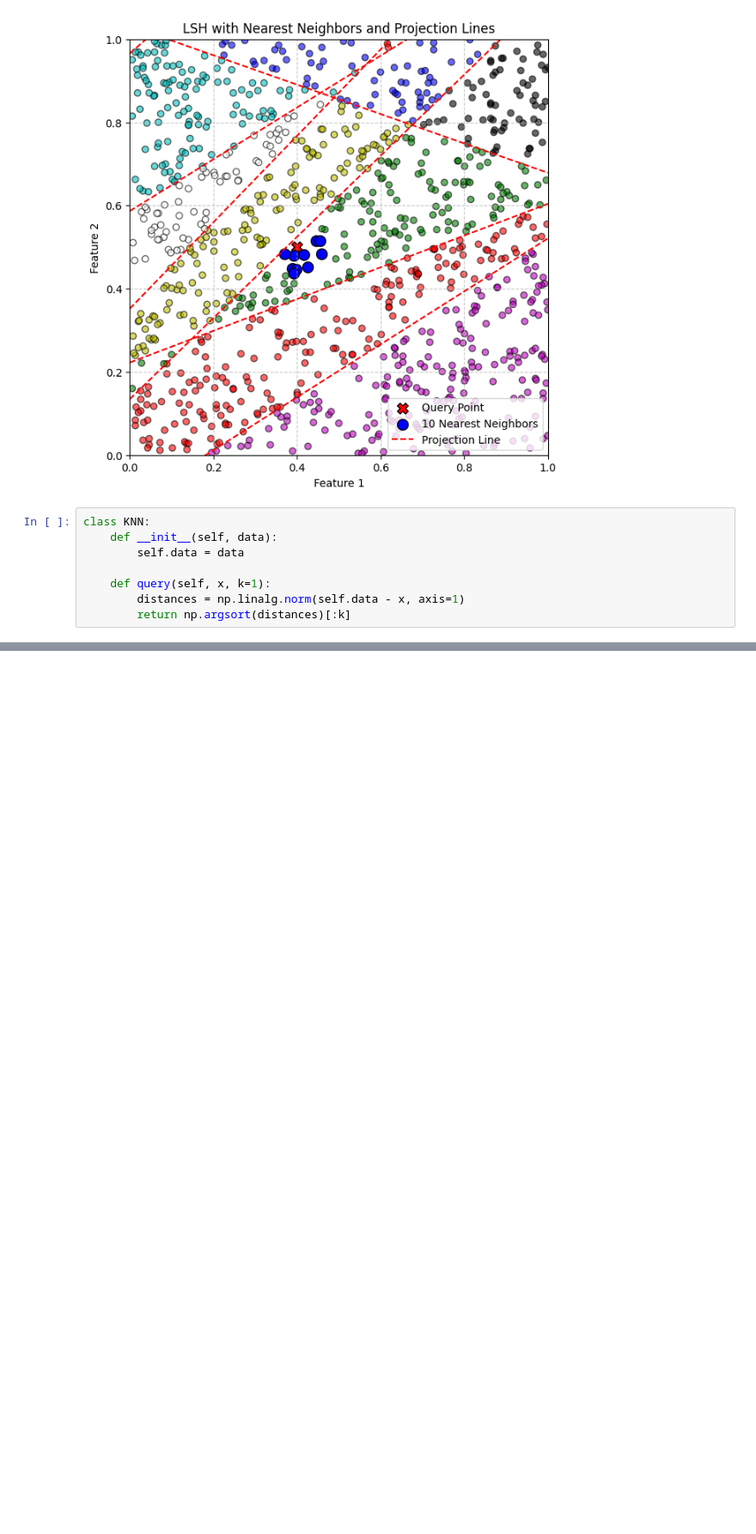
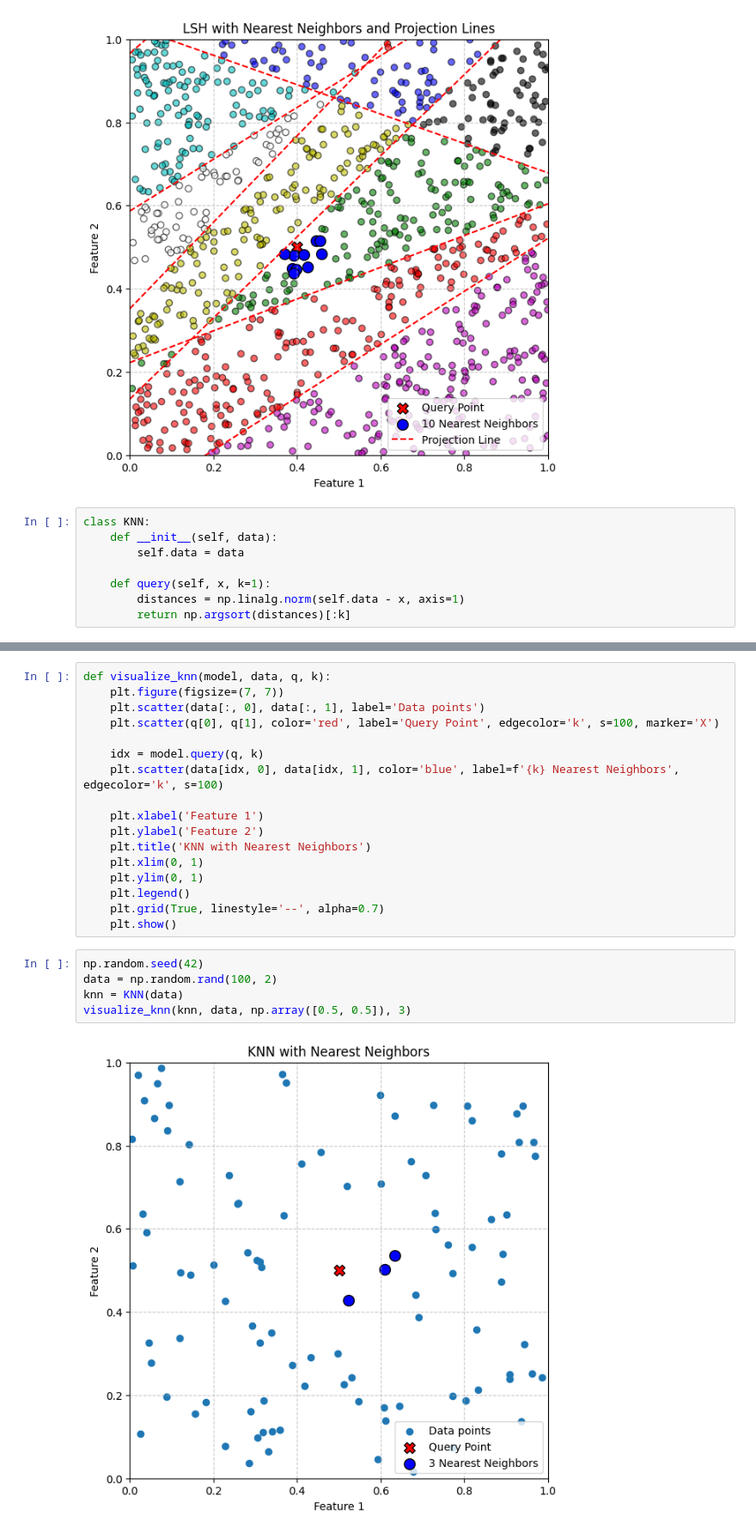
Before and after one commit to Karan-Gandhi/ES335-Assignment-4, a Jupyter notebook: task2.ipynb, the cells around one changed output, grey strips where cells are left out. Shown at 86% size. Drawn from its saved outputs; the diff is of its cells as text; blank space fills up the shorter version.

```diff
--- a/task2.ipynb
+++ b/task2.ipynb
@@ -205,0 +196,24 @@ NameError: name 'x' is not defined
+# %%
+def visualize_knn(model, data, q, k):
+	plt.figure(figsize=(7, 7))
+	plt.scatter(data[:, 0], data[:, 1], label='Data points')
+	plt.scatter(q[0], q[1], color='red', label='Query Point', edgecolor='k', s=100, marker='X')
+
+	idx = model.query(q, k)
+	plt.scatter(data[idx, 0], data[idx, 1], color='blue', label=f'{k} Nearest Neighbors', edgecolor='k', s=100)
+
+	plt.xlabel('Feature 1')
+	plt.ylabel('Feature 2')
+	plt.title('KNN with Nearest Neighbors')
+	plt.xlim(0, 1)
+	plt.ylim(0, 1)
+	plt.legend()
+	plt.grid(True, linestyle='--', alpha=0.7)
+	plt.show()
+# %%
+np.random.seed(42)
+data = np.random.rand(100, 2)
+knn = KNN(data)
+visualize_knn(knn, data, np.array([0.5, 0.5]), 3)
+# %% [output]
+[figure, added]
```
Also changed, not shown: parts of 5 cells of this notebook.
